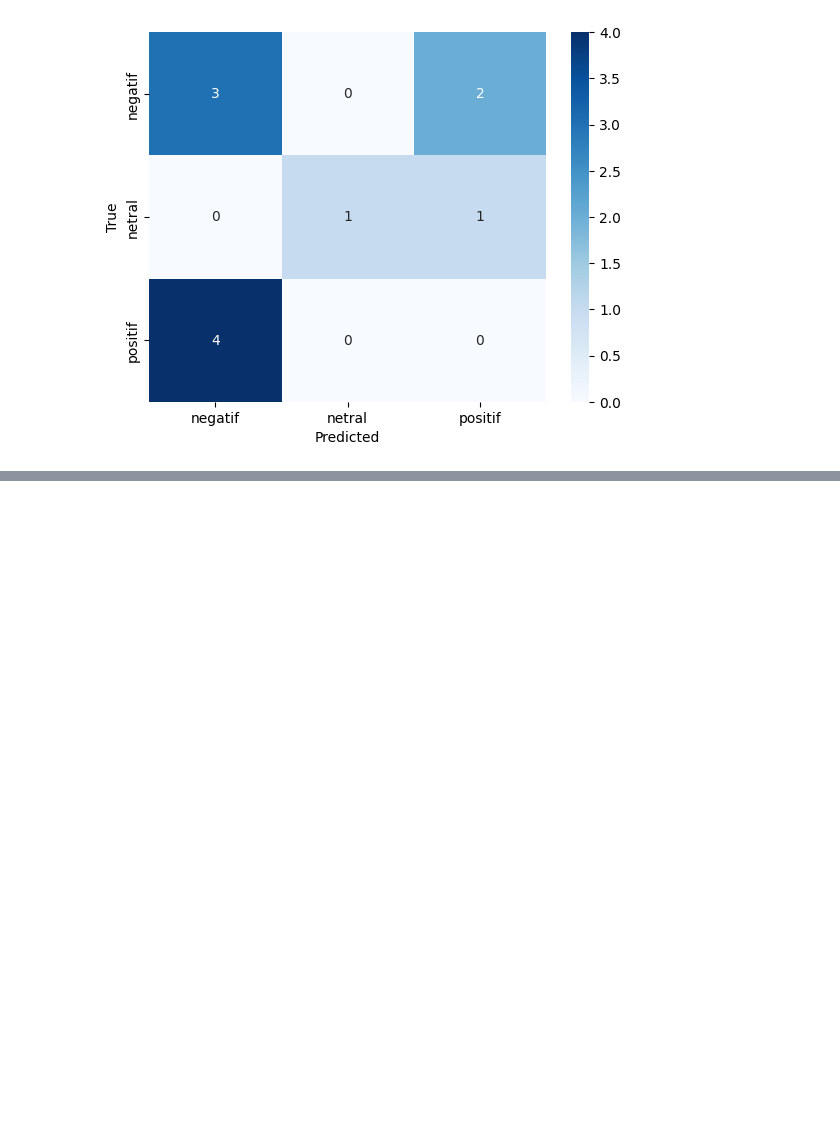
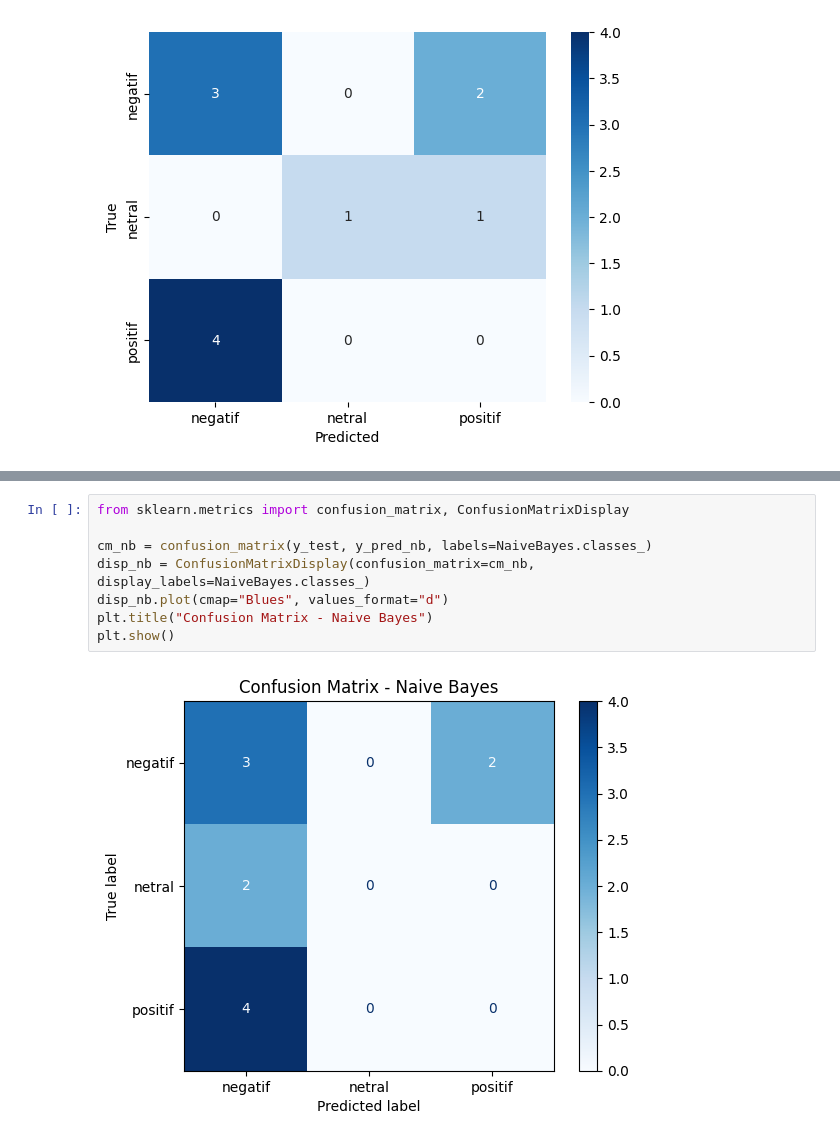
Before and after one commit to ImamIryunullah/NLP-pertemuan-5, a Jupyter notebook: wayang/SentimentAnalyzerNBSVM.ipynb, the cells around one changed output, grey strips where cells are left out. Drawn from its saved outputs; the diff is of its cells as text; blank space fills up the shorter version.

```diff
--- a/wayang/SentimentAnalyzerNBSVM.ipynb
+++ b/wayang/SentimentAnalyzerNBSVM.ipynb
@@ -105,0 +186,10 @@ plt.show()
+# %%
+from sklearn.metrics import confusion_matrix, ConfusionMatrixDisplay
+
+cm_nb = confusion_matrix(y_test, y_pred_nb, labels=NaiveBayes.classes_)
+disp_nb = ConfusionMatrixDisplay(confusion_matrix=cm_nb, display_labels=NaiveBayes.classes_)
+disp_nb.plot(cmap="Blues", values_format="d")
+plt.title("Confusion Matrix - Naive Bayes")
+plt.show()
+# %% [output]
+[figure, added]
```
Also changed, not shown: parts of 5 cells of this notebook, 6 other files.
